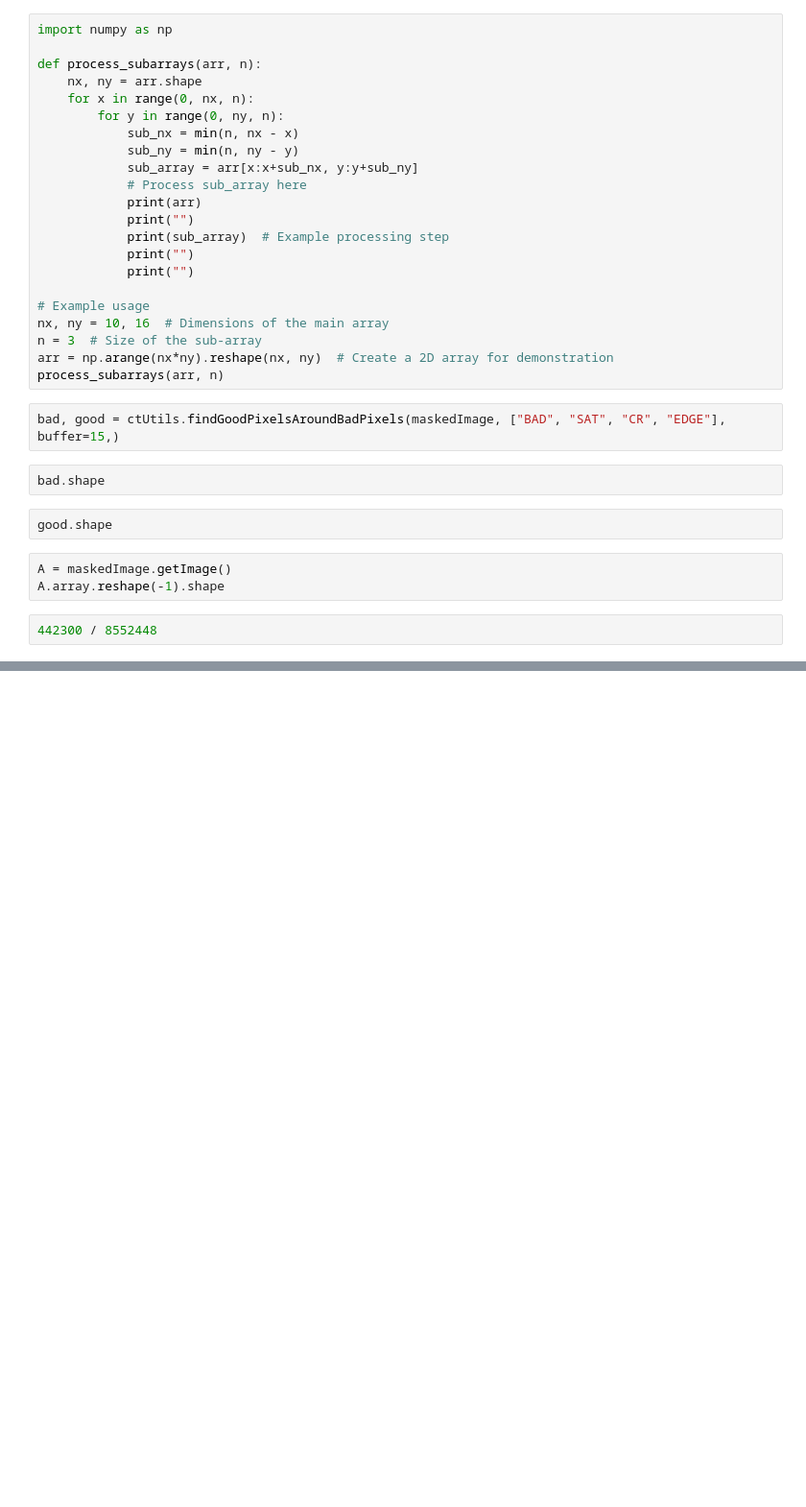
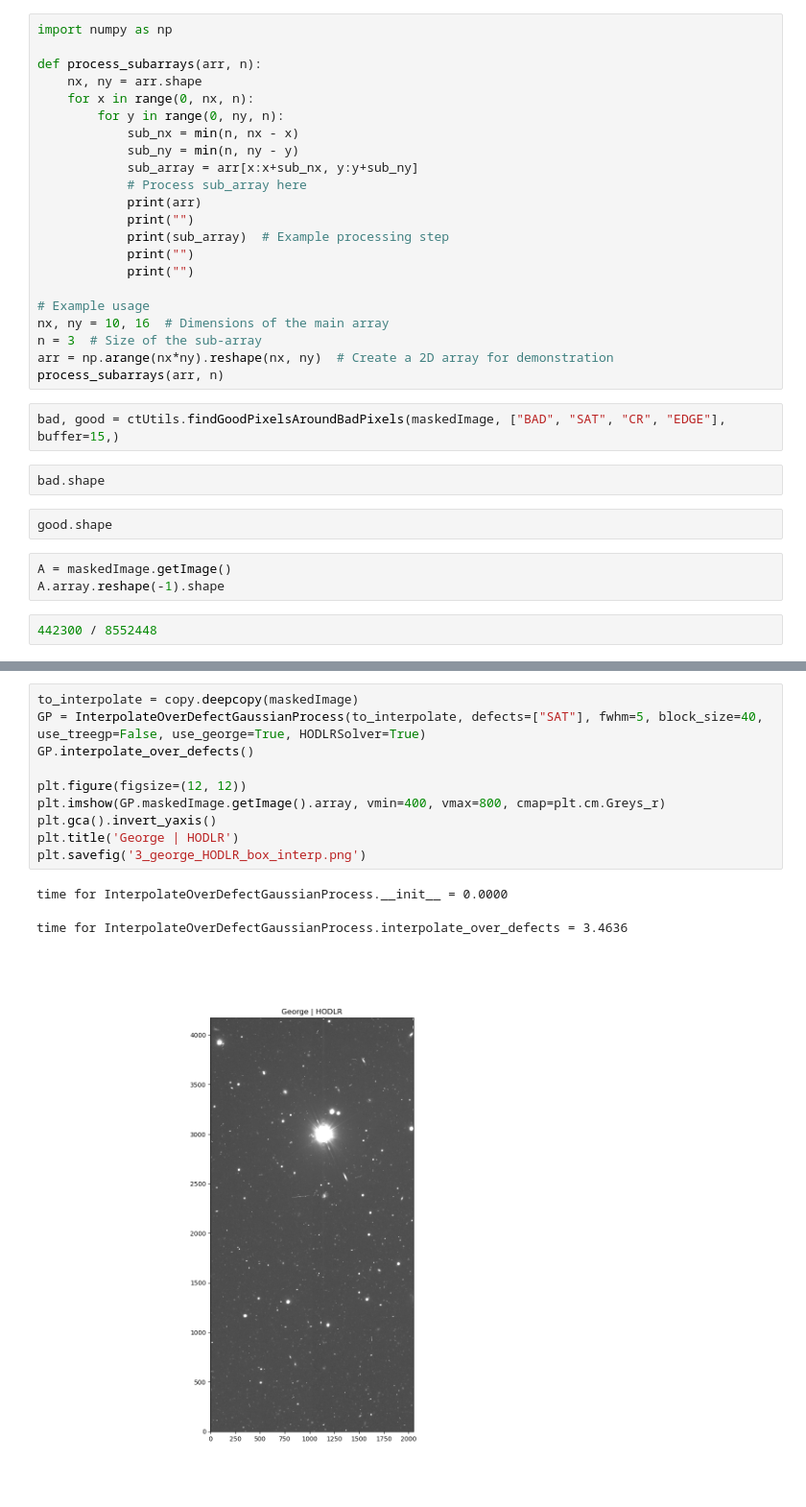
Before and after one commit to PFLeget/DM-43259, a Jupyter notebook: test_speed_computation.ipynb, the cells around one changed output, grey strips where cells are left out. Shown at 96% size. Saved outputs shown, nothing was run; the diff lists cells and outputs as text; blank space fills up the shorter version.

```diff
--- a/test_speed_computation.ipynb
+++ b/test_speed_computation.ipynb
@@ -396,2 +404,16 @@ time for InterpolateOverDefectGaussianProcess.interpolate_over_defects = 3.0846
+# %%
+to_interpolate = copy.deepcopy(maskedImage)
+GP = InterpolateOverDefectGaussianProcess(to_interpolate, defects=["SAT"], fwhm=5, block_size=40, use_treegp=False, use_george=True, HODLRSolver=True)
+GP.interpolate_over_defects()
+
+plt.figure(figsize=(12, 12))
+plt.imshow(GP.maskedImage.getImage().array, vmin=400, vmax=800, cmap=plt.cm.Greys_r)
+plt.gca().invert_yaxis()
+plt.title('George | HODLR')
+plt.savefig('3_george_HODLR_box_interp.png')
+# %% [output]
+time for InterpolateOverDefectGaussianProcess.__init__ = 0.0000
+time for InterpolateOverDefectGaussianProcess.interpolate_over_defects = 3.4636
+[figure, added]
 # %%
 plt.figure(figsize=(12, 12))
```
Also changed, not shown: parts of 8 cells of this notebook.
